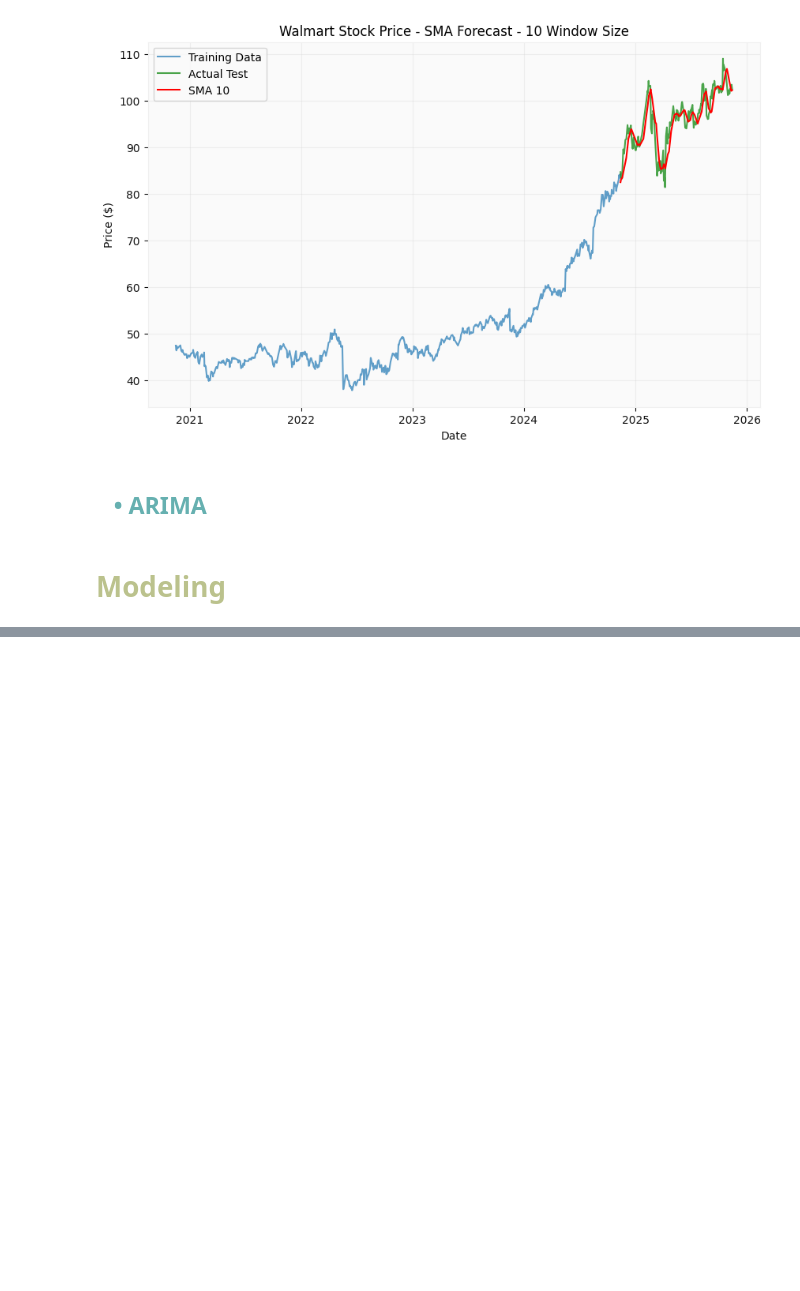
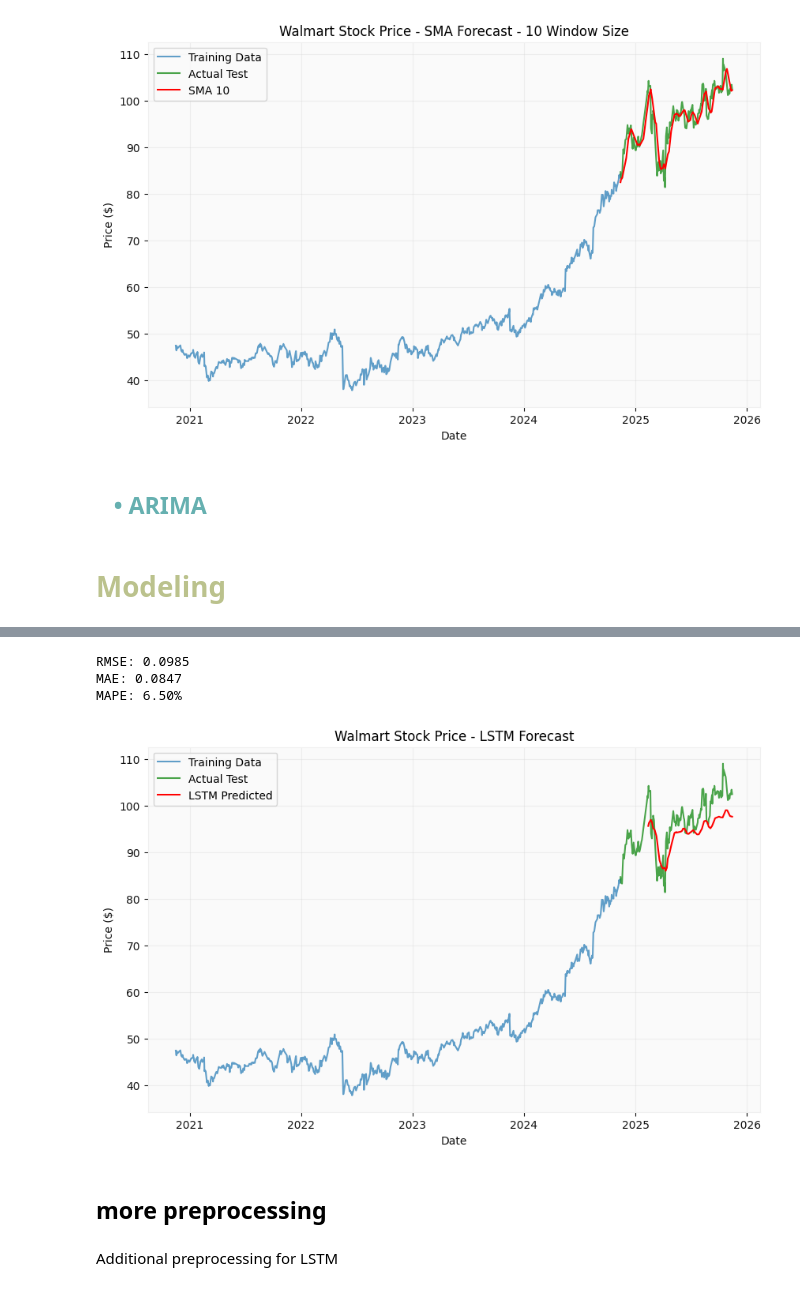
Before and after one commit to ch0fas/ML_Projects, a Jupyter notebook: L3_StockExchange/stock_exchange_forecasting.ipynb, the cells around one changed output, grey strips where cells are left out. Saved outputs shown, nothing was run; the diff lists cells and outputs as text; code cells hidden in the pictures; blank space fills up the shorter version.

```diff
--- a/L3_StockExchange/stock_exchange_forecasting.ipynb
+++ b/L3_StockExchange/stock_exchange_forecasting.ipynb
@@ -280,0 +343,17 @@ plt.show()
+# %%
+# Training
+for epoch in range(num_epochs):
+    model.train()
+    outputs = model(X_train)
+    optimizer.zero_grad()
+    loss = criterion(outputs, y_train)
+    loss.backward()
+    optimizer.step()
+    if (epoch+1) % 10 == 0:
+        print(f'Epoch [{epoch+1}/{num_epochs}], Loss: {loss.item():.6f}')
+
+# Prediction
+model.eval()
+with torch.no_grad():
+    y_pred_train = model(X_train).numpy()
+    y_pred_test = model(X_test).numpy()
@@ -280,0 +366,46 @@ plt.show()
+# %%
+# Get min and max of Close from training data (used in MinMax scaling)
+close_min = train_df['Close'].min()
+close_max = train_df['Close'].max()
+
+# Inverse transform predictions
+y_pred_train_inv = y_pred_train * (close_max - close_min) + close_min
+y_pred_test_inv  = y_pred_test  * (close_max - close_min) + close_min
+
+# Also inverse-transform true y_test for plotting
+y_test_inv = y_test.numpy() * (close_max - close_min) + close_min
+# %%
+# Metrics
+rmse = np.sqrt(mean_squared_error(y_test.numpy(), y_pred_test))
+mae = mean_absolute_error(y_test.numpy(), y_pred_test)
+mape = np.mean(np.abs((y_test.numpy() - y_pred_test) / y_test.numpy())) * 100
+
+print(f'RMSE: {rmse:.4f}')
+print(f'MAE: {mae:.4f}')
+print(f'MAPE: {mape:.2f}%')
+# %% [output]
+RMSE: 0.0985
+MAE: 0.0847
+MAPE: 6.50%
+# %%
+# Results dataframe
+results = test_df.iloc[sequence_length+prediction_horizon-1:].copy()
+results['LSTM_Predicted'] = y_pred_test_inv.flatten()
+
+# Plot
+plt.figure(figsize=(10, 6))
+plt.plot(train_df.index, train_df['Close'], label='Training Data', alpha=0.7)
+plt.plot(test_df.index, test_df['Close'], label='Actual Test', alpha=0.7, color='green')
+plt.plot(results.index, results['LSTM_Predicted'], label='LSTM Predicted', color='red')
+plt.title("Walmart Stock Price - LSTM Forecast")
+plt.ylabel("Price ($)")
+plt.xlabel("Date")
+plt.legend()
+plt.grid(True, alpha=0.3)
+plt.show()
+# %% [output]
+[figure, added]
+# %% [markdown]
+## more preprocessing
+# %% [markdown]
+Additional preprocessing for LSTM
```
Also changed, not shown: parts of 21 cells of this notebook.
